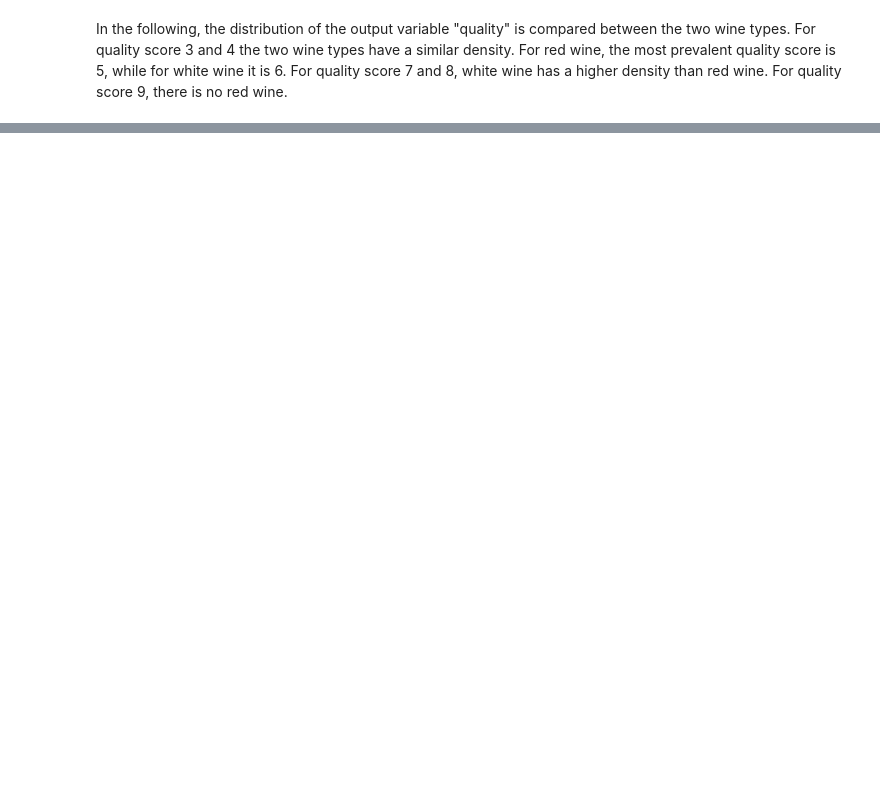
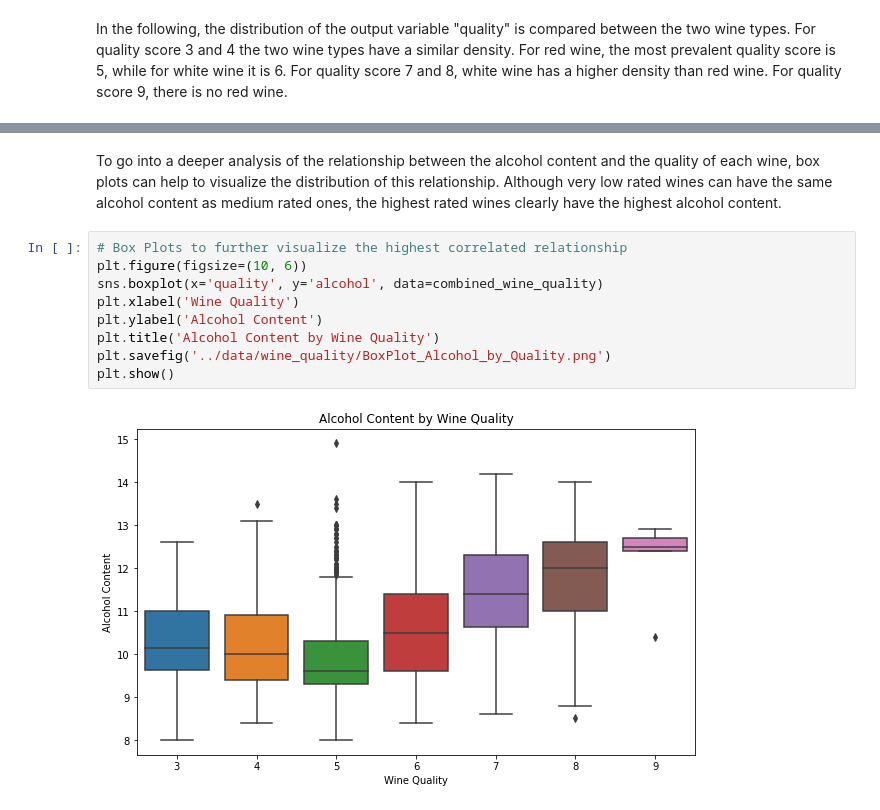
Before and after one commit to izsom/MachineLearning23ws, a Jupyter notebook: Exercise0/code/wine_quality.ipynb, the cells around one changed output, grey strips where cells are left out. Saved outputs shown, nothing was run; the diff lists cells and outputs as text; blank space fills up the shorter version.

```diff
--- a/Exercise0/code/wine_quality.ipynb
+++ b/Exercise0/code/wine_quality.ipynb
@@ -85,0 +98,13 @@ plt.show()
+# %% [markdown]
+To go into a deeper analysis of the relationship between the alcohol content and the quality of each wine, box plots can help to visualize the distribution of this relationship. Although very low rated wines can have the same alcohol content as medium rated ones, the highest rated wines clearly have the highest alcohol content.
+# %%
+# Box Plots to further visualize the highest correlated relationship
+plt.figure(figsize=(10, 6))
+sns.boxplot(x='quality', y='alcohol', data=combined_wine_quality)
+plt.xlabel('Wine Quality')
+plt.ylabel('Alcohol Content')
+plt.title('Alcohol Content by Wine Quality')
+plt.savefig('../data/wine_quality/BoxPlot_Alcohol_by_Quality.png')
+plt.show()
+# %% [output]
+[figure, added]
```
Also changed, not shown: parts of 5 cells of this notebook.
